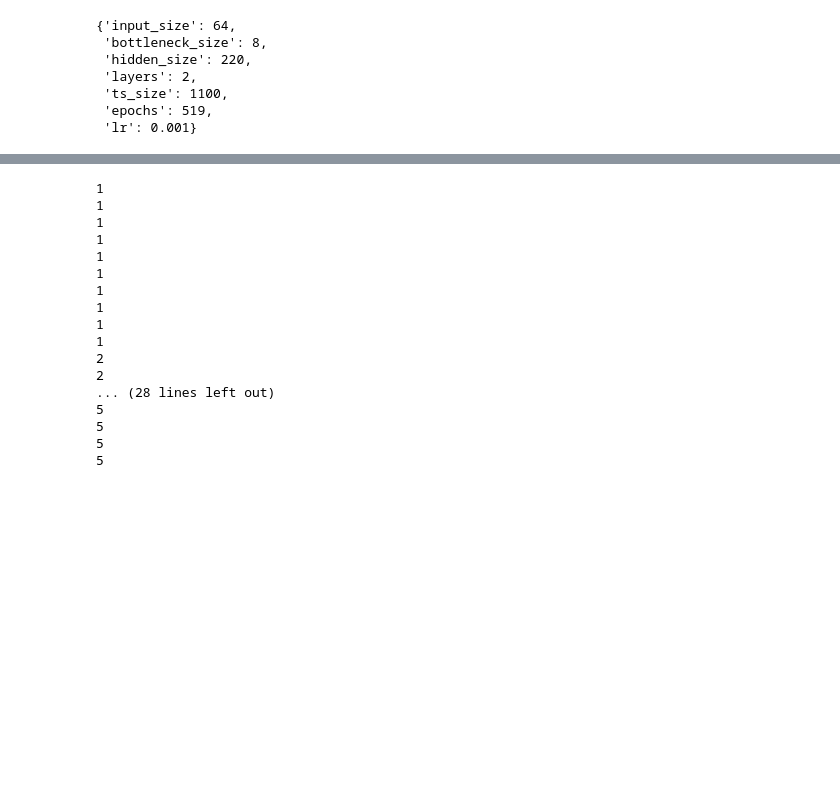
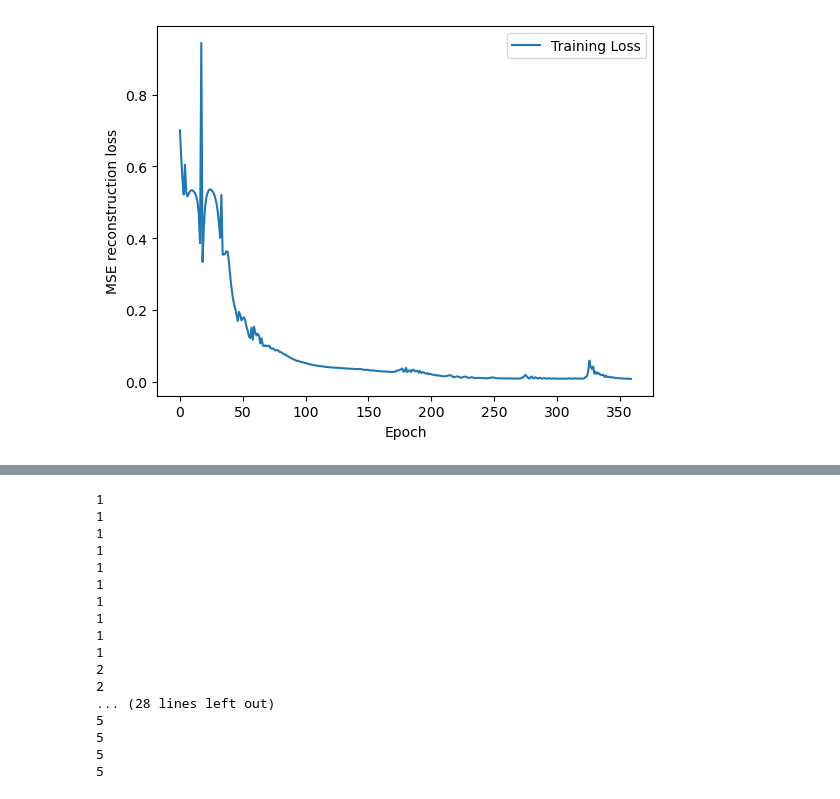
Before and after one commit to AnuR1234/GNN, a Jupyter notebook: Assignment2/Untitled.ipynb, the cells around one changed output, grey strips where cells are left out. Saved outputs shown, nothing was run; the diff lists cells and outputs as text; code cells hidden in the pictures; blank space fills up the shorter version.

```diff
--- a/Assignment2/Untitled.ipynb
+++ b/Assignment2/Untitled.ipynb
@@ -181,10 +170,0 @@ Trial Status
-# %%
-good_config
-# %% [output]
-{'input_size': 64,
- 'bottleneck_size': 8,
- 'hidden_size': 220,
- 'layers': 2,
- 'ts_size': 1100,
- 'epochs': 519,
- 'lr': 0.001}
@@ -190,0 +173,14 @@ good_config
+# %%
+auto, loss_list = AutoEncoder(good_config["input_size"], good_config["bottleneck_size"],
+                    good_config["hidden_size"], good_config["layers"]).train_autoencoder(X_train,
+                           good_config["ts_size"],
+                           good_config["epochs"],
+                           good_config["lr"])
+plt.plot(range(good_config["epochs"]), [l.detach().numpy() for l in loss_list], label='Training Loss')
+
+plt.xlabel('Epoch')
+plt.ylabel('MSE reconstruction loss')
+plt.legend()
+plt.show()
+# %% [output]
+[figure, added]
```
Also changed, not shown: parts of 10 cells of this notebook.
